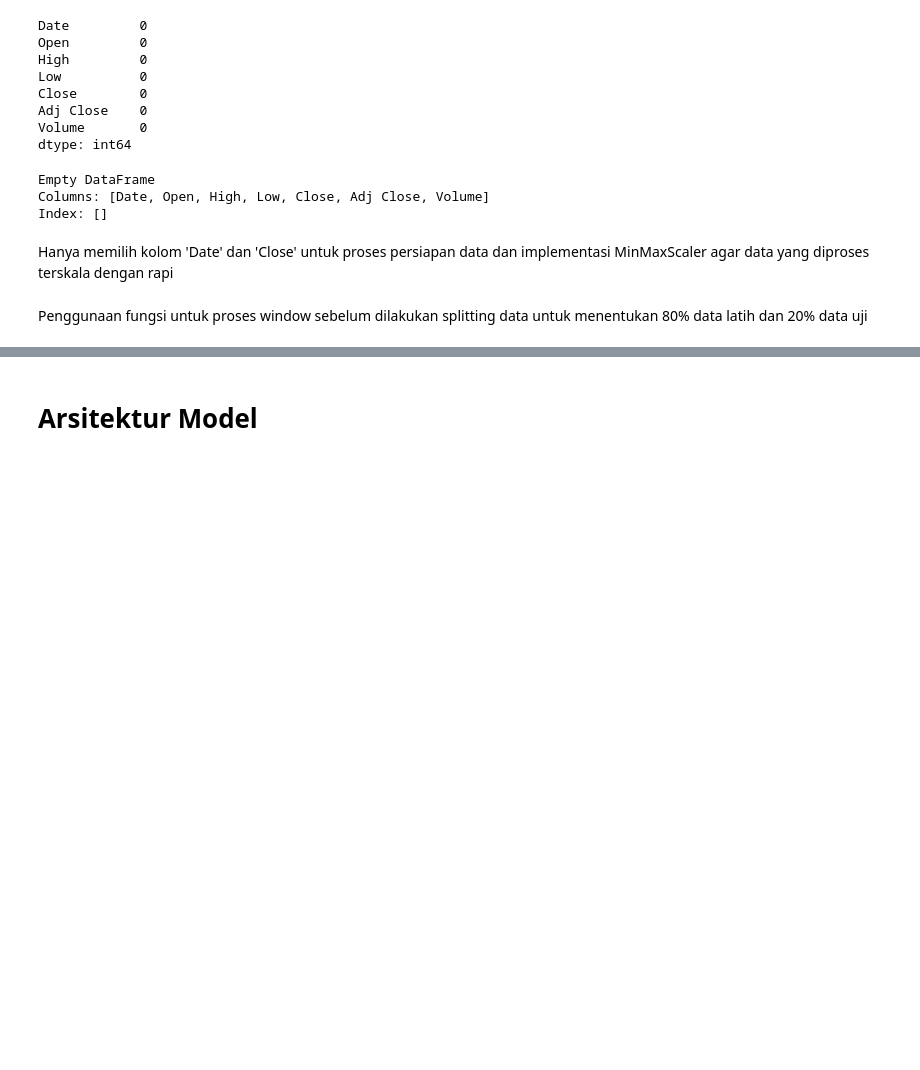
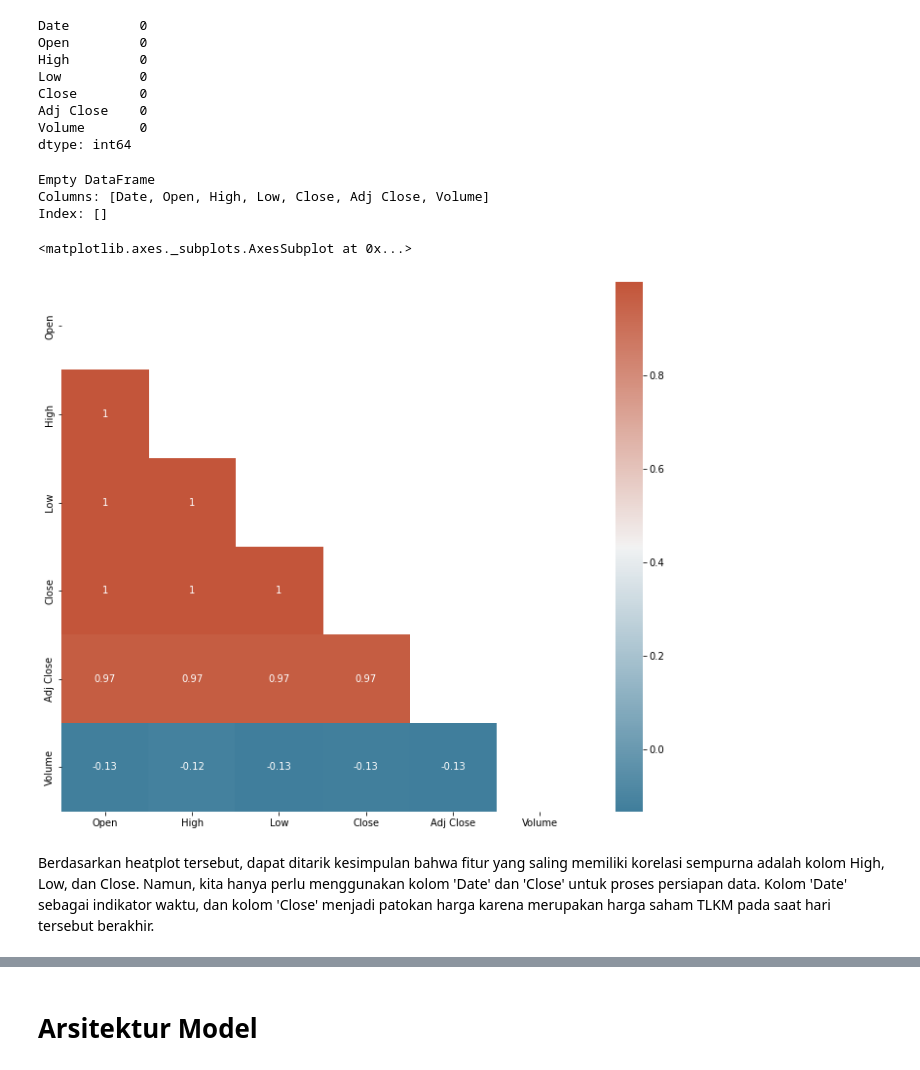
Before and after one commit to ilhamAdhim/TLKM-Stock-Analysis, a Jupyter notebook: Submission_1_MLT.ipynb, the cells around one changed output, grey strips where cells are left out. Cells and saved outputs as stored; diff of their text form; code cells hidden in the pictures; blank space fills up the shorter version.

```diff
--- a/Submission_1_MLT.ipynb
+++ b/Submission_1_MLT.ipynb
@@ -204,6 +204,25 @@ print(check_duplicates)
 Empty DataFrame
 Columns: [Date, Open, High, Low, Close, Adj Close, Volume]
 Index: []
-# %% [markdown]
-Hanya memilih kolom 'Date' dan 'Close' untuk proses persiapan data dan implementasi MinMaxScaler agar data yang diproses terskala dengan rapi
+# %%
+# Correlation between different variables
+corr = df.corr()
+
+# Set up the matplotlib plot configuration
+f, ax = plt.subplots(figsize=(12, 10))
+
+# Generate a mask for upper traingle
+mask = np.triu(np.ones_like(corr, dtype=bool))
+
+# Configure a custom diverging colormap
+cmap = sns.diverging_palette(230, 20, as_cmap=True)
+
+# Draw the heatmap
+sns.heatmap(corr, annot=True, mask = mask, cmap=cmap)
+# %% [output]
+<matplotlib.axes._subplots.AxesSubplot at 0x...>
+[figure, added]
+# %% [markdown]
+Berdasarkan heatplot tersebut, dapat ditarik kesimpulan bahwa fitur yang saling memiliki korelasi sempurna adalah kolom High, Low, dan Close. Namun, kita
+hanya perlu menggunakan kolom 'Date' dan 'Close' untuk proses persiapan data. Kolom 'Date' sebagai indikator waktu, dan kolom 'Close' menjadi patokan harga karena merupakan harga saham TLKM pada saat hari tersebut berakhir.
 # %%
@@ -216,2 +234,0 @@ train_set, test_set = df_scaled[0:int(len(df_scaled)*0.8), :], df_scaled[int(len
-# %% [markdown]
-Penggunaan fungsi untuk proses window sebelum dilakukan splitting data untuk menentukan 80% data latih dan 20% data uji
```
Also changed, not shown: parts of 16 cells of this notebook, 5 other files.
